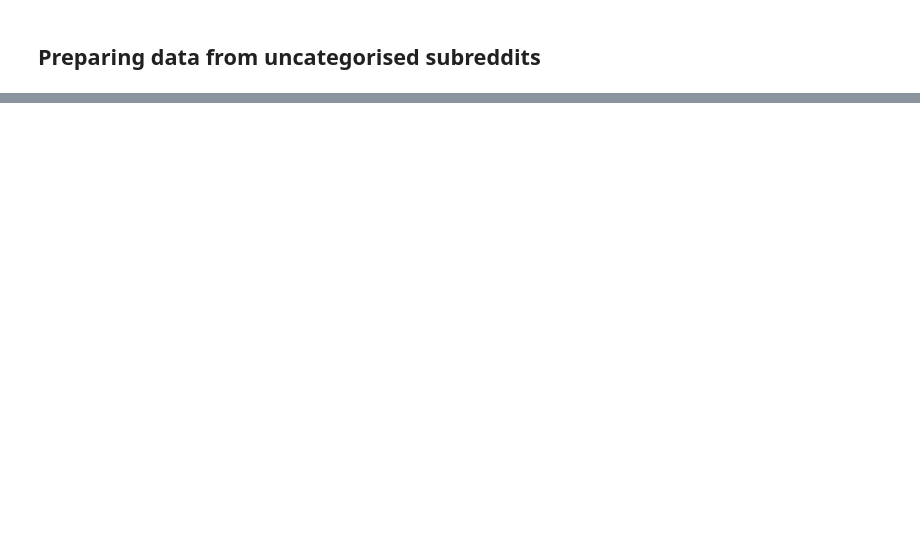
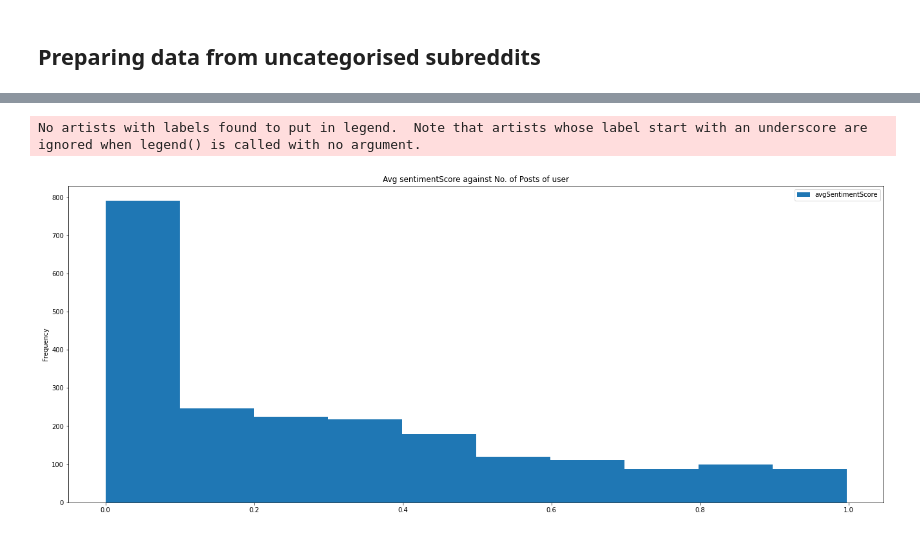
Before and after one commit to yipjunkai/1015_proj, a Jupyter notebook: proj.ipynb, the cells around one changed output, grey strips where cells are left out. Cells and saved outputs as stored; diff of their text form; code cells hidden in the pictures; blank space fills up the shorter version.

```diff
--- a/proj.ipynb
+++ b/proj.ipynb
@@ -528,0 +531,41 @@ hello(duplicatePosts, 4)
+# %%
+significantDiff = 0.4
+
+def hello(df, subset=0):
+
+    fig, axs = subplots(1)
+    fig.tight_layout()
+
+    axs.set_title(f"Avg sentimentScore against No. of Posts of user")
+    axs.legend().set_visible(False)
+
+    tempdf = pd.DataFrame()
+
+    names = df.user_id.unique()
+
+    if subset > 0:
+        random.shuffle(names)
+        names = names[0:subset]
+
+    tempdf['user_id'] = pd.DataFrame(names)
+
+    tempListMean = []
+    tempListCount = []
+
+    for name in names:
+        tempListMean.append(df[df['user_id'] == name]['sentimentScore'].mean())
+        tempListCount.append(len(df[df['user_id'] == name].index))
+
+    tempdf['avgSentimentScore'] = pd.DataFrame(tempListMean)
+    tempdf['postFreq'] = pd.DataFrame(tempListCount)
+
+    tempdf.plot(x='postFreq', y='avgSentimentScore', kind='hist', figsize=(20,8), ax=axs)
+
+    show()
+
+    return tempdf
+
+heyo = hello(teenagersDF)
+# %% [output]
+No artists with labels found to put in legend.  Note that artists whose label start with an underscore are ignored when legend() is called with no argument.
+[figure, added]
```
Also changed, not shown: parts of 24 cells of this notebook.
